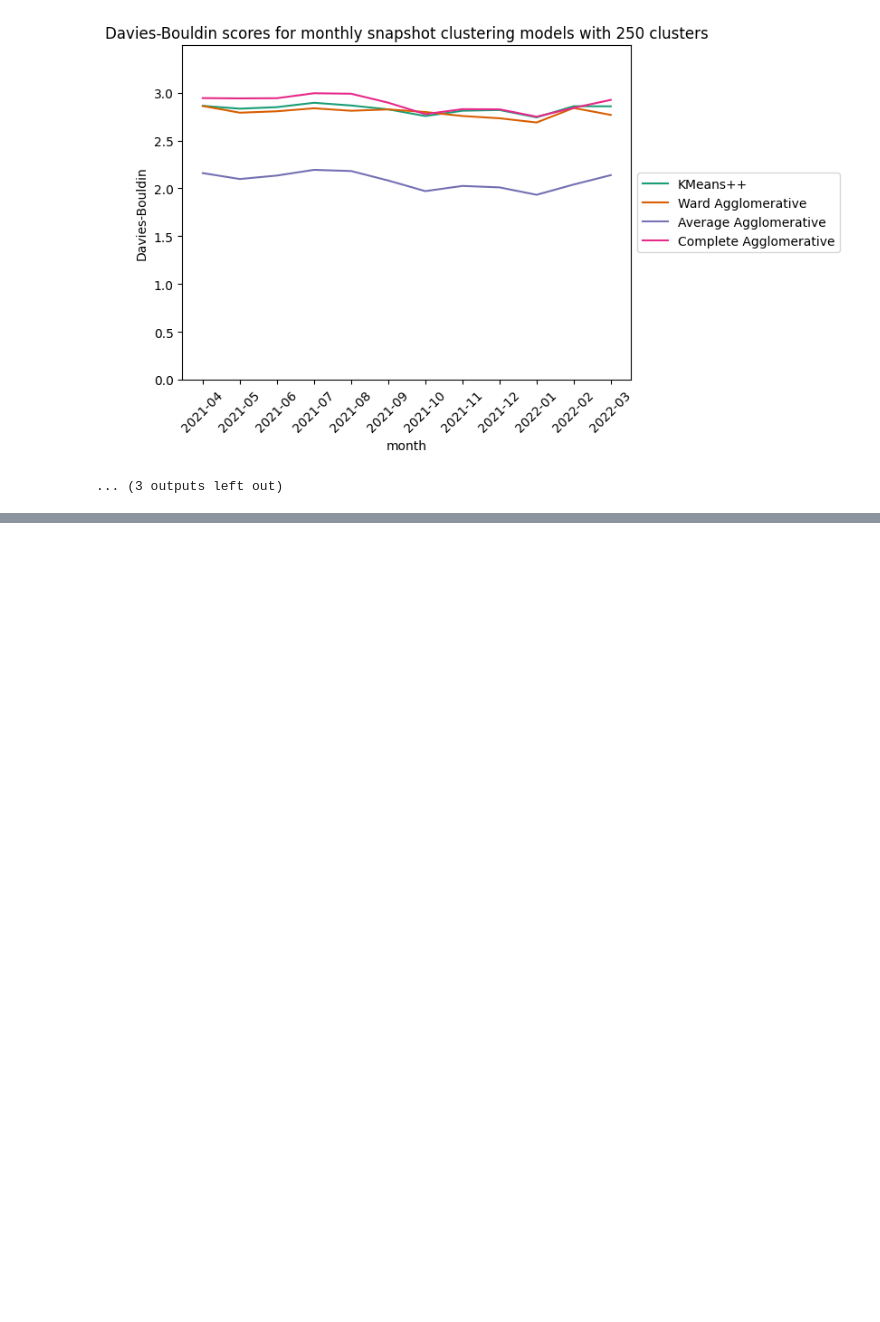
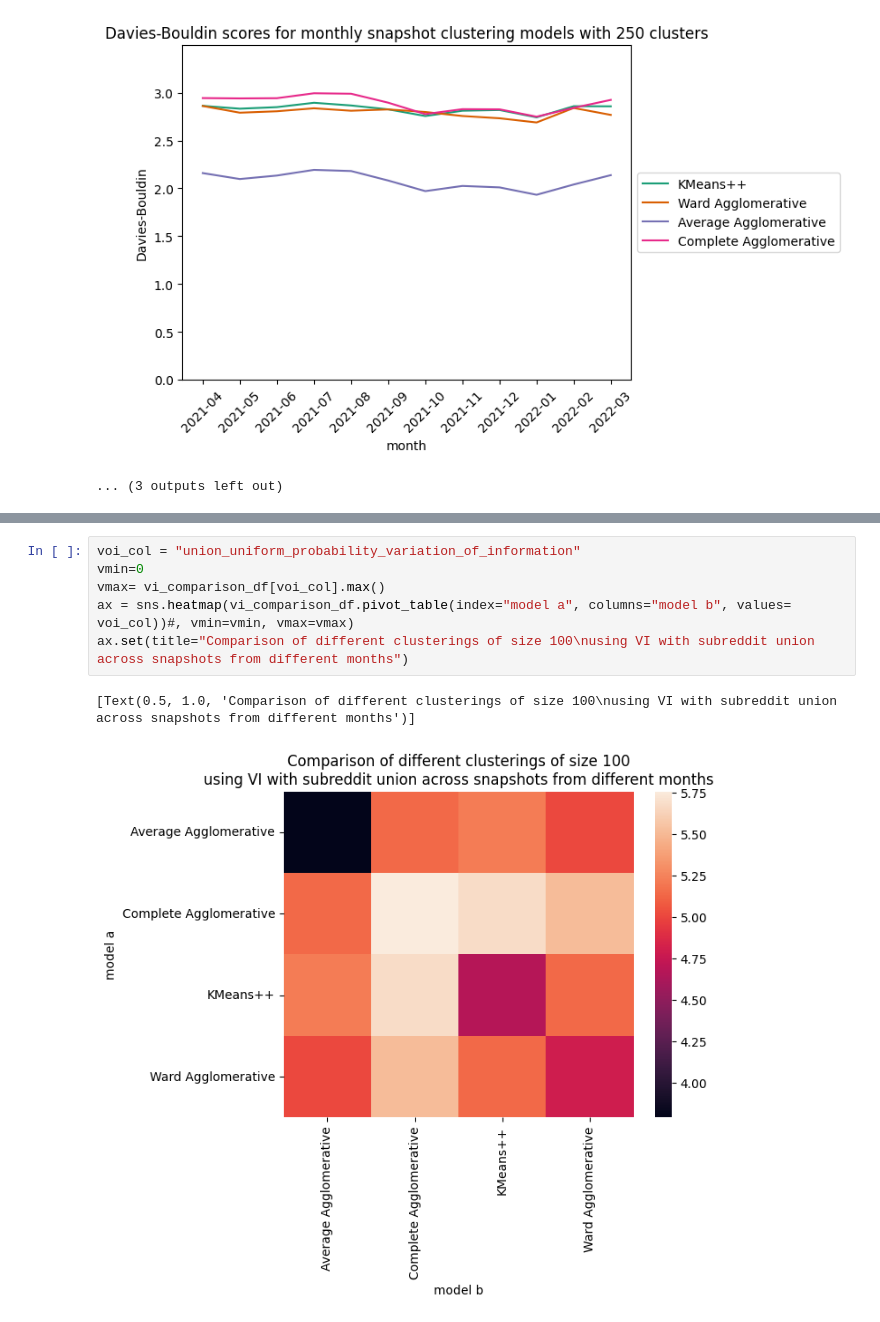
Before and after one commit to UMassCDS/IHOP-Reddit, a Jupyter notebook: notebooks/quantitative_comparison_kmeans_vs_agglomerative.ipynb, the cells around one changed output, grey strips where cells are left out. Saved outputs shown, nothing was run; the diff lists cells and outputs as text; blank space fills up the shorter version.

```diff
--- a/notebooks/quantitative_comparison_kmeans_vs_agglomerative.ipynb
+++ b/notebooks/quantitative_comparison_kmeans_vs_agglomerative.ipynb
@@ -180,0 +270,9 @@ for n in N_CLUSTERS:
+# %%
+voi_col = "union_uniform_probability_variation_of_information"
+vmin=0
+vmax= vi_comparison_df[voi_col].max()
+ax = sns.heatmap(vi_comparison_df.pivot_table(index="model a", columns="model b", values= voi_col))#, vmin=vmin, vmax=vmax)
+ax.set(title="Comparison of different clusterings of size 100\nusing VI with subreddit union across snapshots from different months")
+# %% [output]
+[Text(0.5, 1.0, 'Comparison of different clusterings of size 100\nusing VI with subreddit union across snapshots from different months')]
+[figure, added]
```
Also changed, not shown: parts of 11 cells of this notebook, 8 other files.
